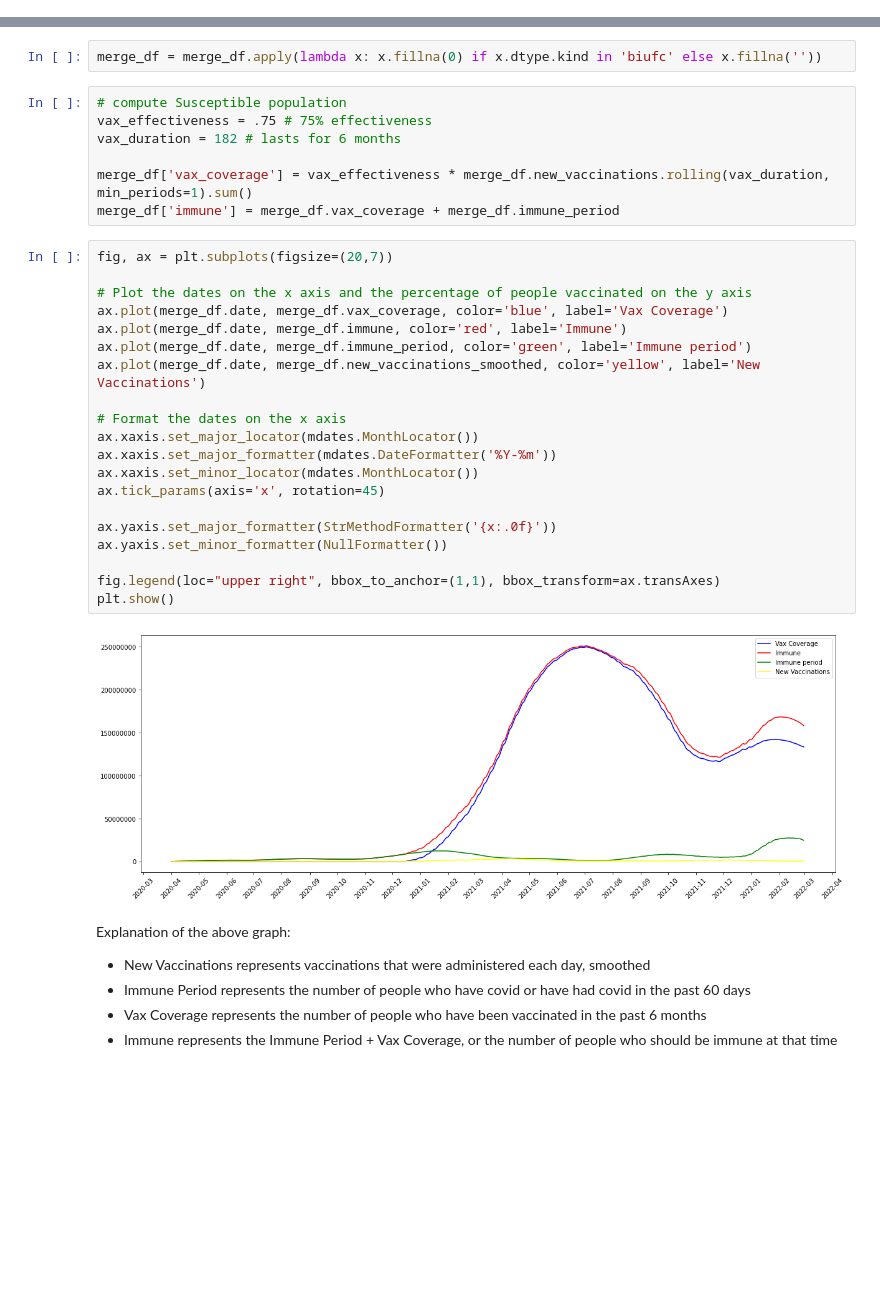
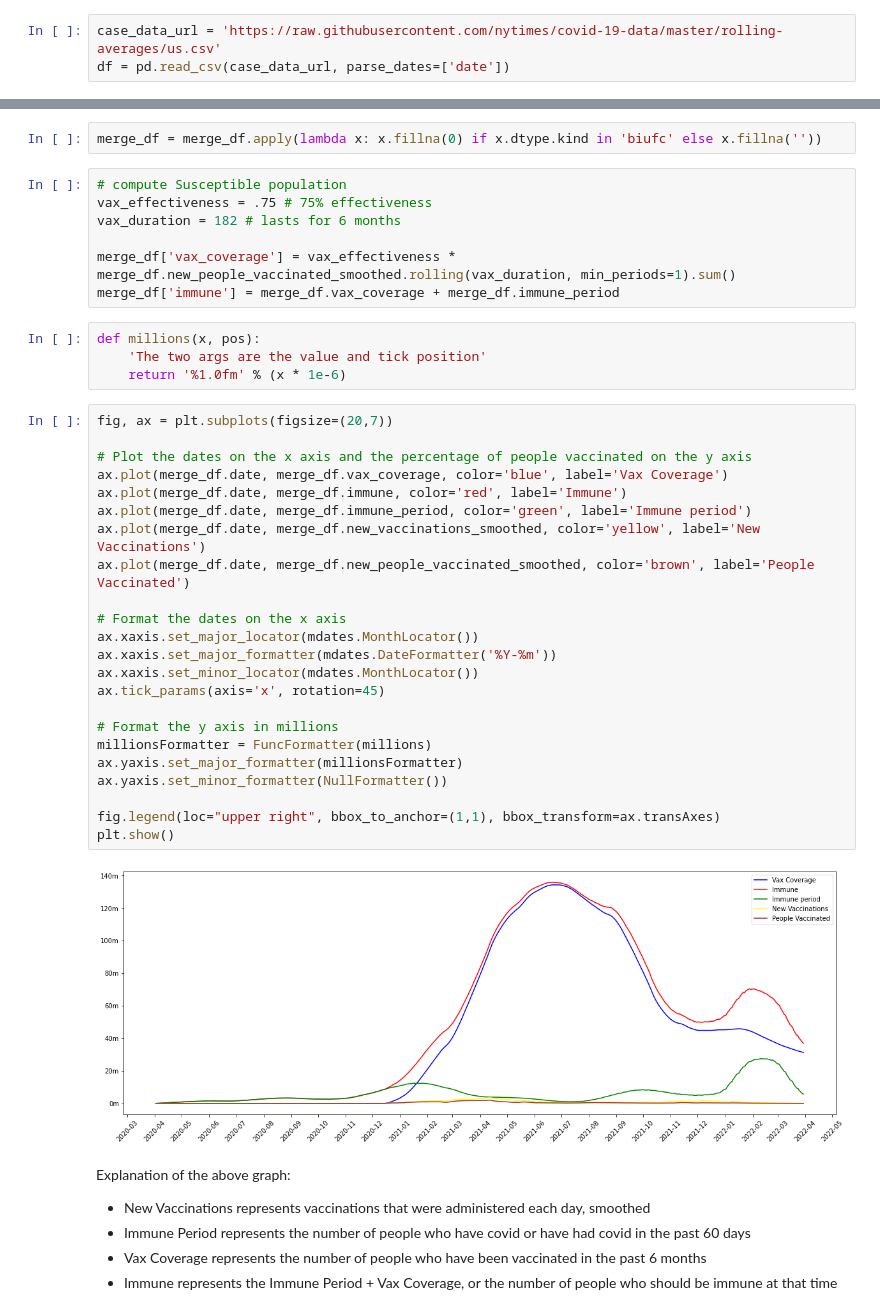
Before and after one commit to blarson007/covid, a Jupyter notebook: SIR Model - Fit to Covid Data.ipynb, the cells around one changed output, grey strips where cells are left out. Drawn from its saved outputs; the diff is of its cells as text; blank space fills up the shorter version.

Commit message:
Change definition of vaccinated
Instead of new vaccinations, use new people vaccinated; Use URLs for datasets instead of static datasets

```diff
--- a/SIR Model - Fit to Covid Data.ipynb
+++ b/SIR Model - Fit to Covid Data.ipynb
@@ -89,0 +88,3 @@ df = pd.read_csv('us.csv', parse_dates=['date'])
+# %%
+case_data_url = 'https://raw.githubusercontent.com/nytimes/covid-19-data/master/rolling-averages/us.csv'
+df = pd.read_csv(case_data_url, parse_dates=['date'])
@@ -161,30 +162,37 @@ merge_df = merge_df.apply(lambda x: x.fillna(0) if x.dtype.kind in 'biufc' else
 vax_effectiveness = .75 # 75% effectiveness
 vax_duration = 182 # lasts for 6 months
 
-merge_df['vax_coverage'] = vax_effectiveness * merge_df.new_vaccinations.rolling(vax_duration, min_periods=1).sum()
+merge_df['vax_coverage'] = vax_effectiveness * merge_df.new_people_vaccinated_smoothed.rolling(vax_duration, min_periods=1).sum()
 merge_df['immune'] = merge_df.vax_coverage + merge_df.immune_period
+# %%
+def millions(x, pos):
+    'The two args are the value and tick position'
+    return '%1.0fm' % (x * 1e-6)
 # %%
 fig, ax = plt.subplots(figsize=(20,7))
 
 # Plot the dates on the x axis and the percentage of people vaccinated on the y axis
 ax.plot(merge_df.date, merge_df.vax_coverage, color='blue', label='Vax Coverage')
 ax.plot(merge_df.date, merge_df.immune, color='red', label='Immune')
 ax.plot(merge_df.date, merge_df.immune_period, color='green', label='Immune period')
 ax.plot(merge_df.date, merge_df.new_vaccinations_smoothed, color='yellow', label='New Vaccinations')
+ax.plot(merge_df.date, merge_df.new_people_vaccinated_smoothed, color='brown', label='People Vaccinated')
 
 # Format the dates on the x axis
 ax.xaxis.set_major_locator(mdates.MonthLocator())
 ax.xaxis.set_major_formatter(mdates.DateFormatter('%Y-%m'))
 ax.xaxis.set_minor_locator(mdates.MonthLocator())
 ax.tick_params(axis='x', rotation=45)
 
-ax.yaxis.set_major_formatter(StrMethodFormatter('{x:.0f}'))
+# Format the y axis in millions
+millionsFormatter = FuncFormatter(millions)
+ax.yaxis.set_major_formatter(millionsFormatter)
 ax.yaxis.set_minor_formatter(NullFormatter())
 
 fig.legend(loc="upper right", bbox_to_anchor=(1,1), bbox_transform=ax.transAxes)
 plt.show()
 # %% [output]
-[figure, old version]
+[figure, new version]
 # %% [markdown]
 Explanation of the above graph:
 * New Vaccinations represents vaccinations that were administered each day, smoothed
```
Also changed, not shown: parts of 14 cells of this notebook.
